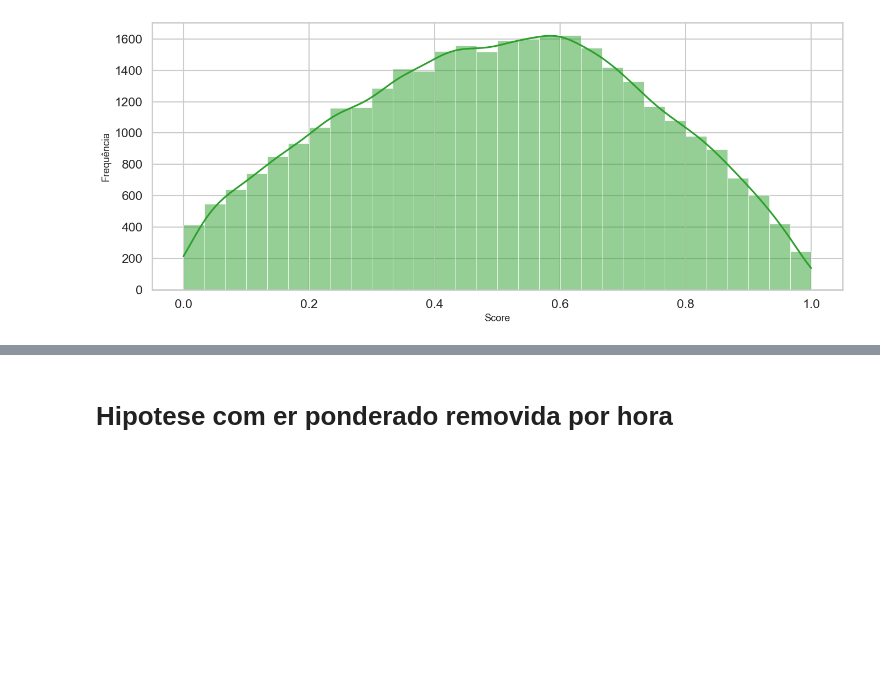
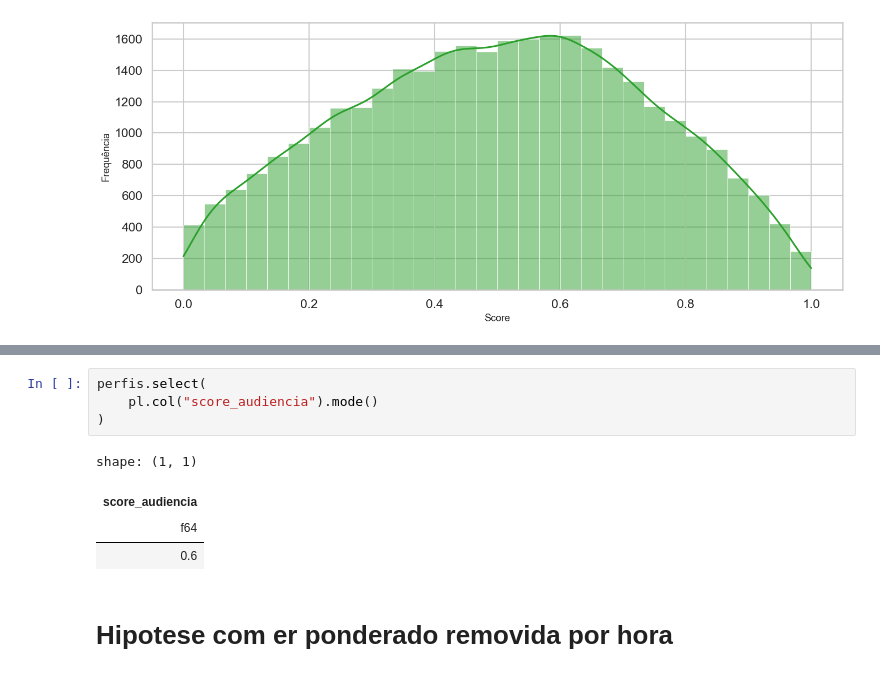
Before and after one commit to Davi-SC/audience-quality-score, a Jupyter notebook: validacao_hipoteses.ipynb, the cells around one changed output, grey strips where cells are left out. Saved outputs shown, nothing was run; the diff lists cells and outputs as text; blank space fills up the shorter version.

```diff
--- a/validacao_hipoteses.ipynb
+++ b/validacao_hipoteses.ipynb
@@ -654,3 +669,12 @@ plt.show()
+# %%
+perfis.select(
+    pl.col("score_audiencia").mode()
+)
+# %% [output]
+shape: (1, 1)
+| score_audiencia |
+| f64 |
+| 0.6 |
 # %% [markdown]
 <!-- # 5. Estabilidade ao substituir ER classico por ER ponderado - H3 -->
 # Hipotese com er  ponderado removida por hora
```
Also changed, not shown: parts of 3 cells of this notebook.
